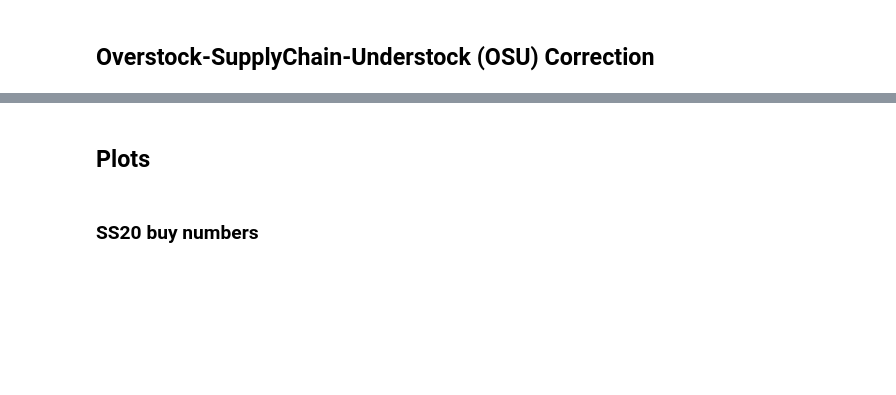
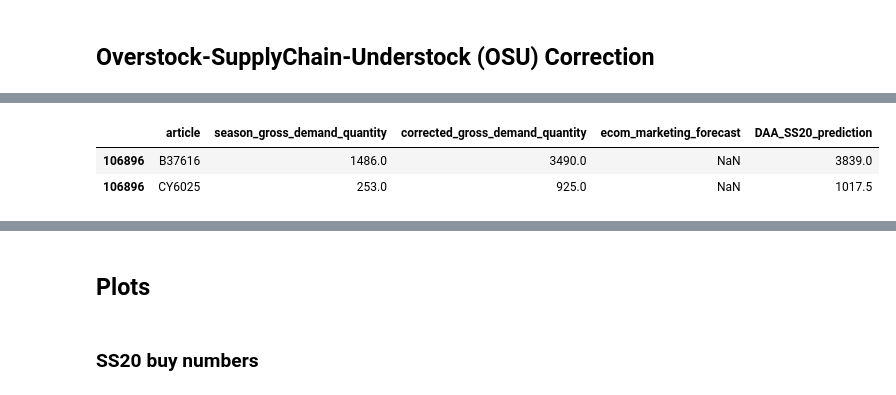
Before and after one commit to cwcomiskey/Misc, a Jupyter notebook: SS20_range.ipynb, the cells around one changed output, grey strips where cells are left out. Cells and saved outputs as stored; diff of their text form; code cells hidden in the pictures; blank space fills up the shorter version.

```diff
--- a/SS20_range.ipynb
+++ b/SS20_range.ipynb
@@ -367,5 +239,20 @@ dat_season = dat_season[['article', 'season', 'season_gross_demand_quantity',
+# %%
+dat_season = pd.merge(
+    dat_season, preds,
+    left_index = True,
+    right_on = 'article',
+    how = 'left').round()
+# %%
+dat_season = dat_season[['article', 'season_gross_demand_quantity',
+                         'corrected_gross_demand_quantity', 'ecom_marketing_forecast']]
 # %%
 dat_season = dat_season[dat_season['season_gross_demand_quantity'] > 83]
 dat_season['DAA_SS20_prediction'] = dat_season['corrected_gross_demand_quantity']*1.1
+# %%
+dat_season[dat_season.isna().sum(axis = 1) != 0]
+# %% [output]
+|  | article | season_gross_demand_quantity | corrected_gross_demand_quantity | ecom_marketing_forecast | DAA_SS20_prediction |
+| 106896 | B37616 | 1486.0 | 3490.0 | NaN | 3839.0 |
+| 106896 | CY6025 | 253.0 | 925.0 | NaN | 1017.5 |
 # %%
 # dat_season.to_csv('dat_season.csv')
```
Also changed, not shown: parts of 61 cells of this notebook.
